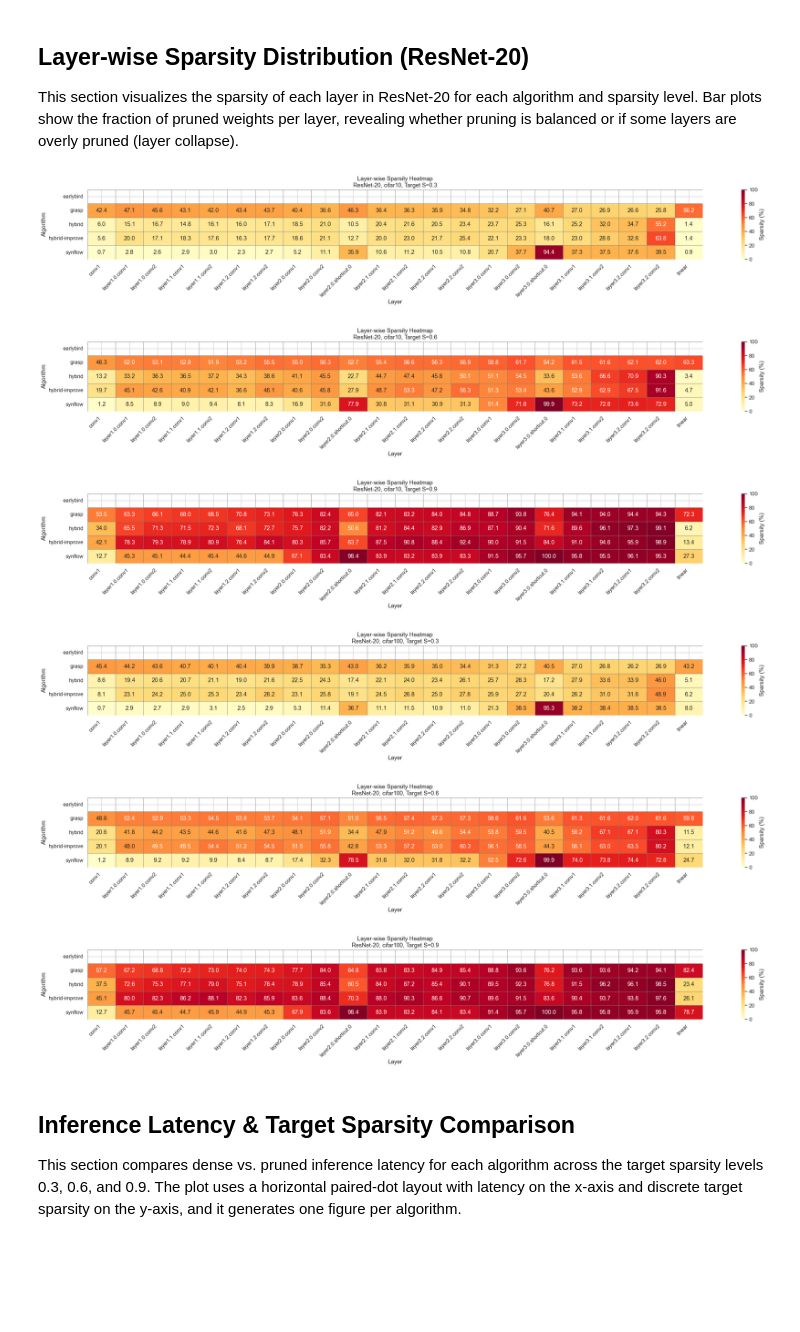
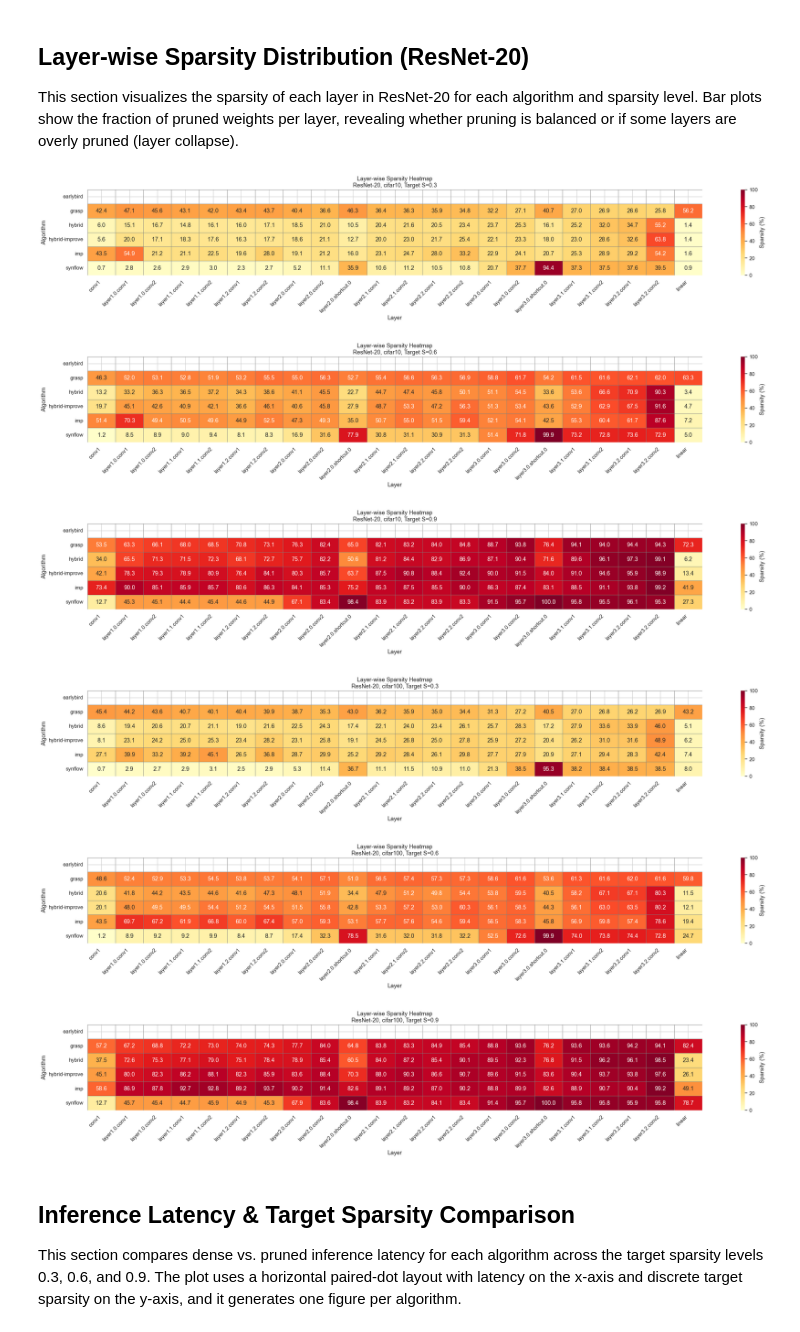
Before and after one commit to TruongQuocAnh76/lth_thesis, a Jupyter notebook: notebooks/results.ipynb, the cells around one changed output. Cells and saved outputs as stored; diff of their text form; code cells hidden in the pictures; blank space fills up the shorter version.

Commit message:
update dense, imp result

```diff
--- a/notebooks/results.ipynb
+++ b/notebooks/results.ipynb
@@ -11,13 +11,14 @@ import matplotlib.pyplot as plt
 import seaborn as sns
 from glob import glob
 
-# Define which algorithms to include (exclude GA and IMP)
+# Define which algorithms to include (now including IMP)
 ALGO_DIRS = [
     'earlybird',
     'grasp',
     'hybrid',
     'hybrid-improve',
     'synflow',
+    'imp',
 ]
 RESULTS_ROOT = '../results/'
 
@@ -28,7 +29,6 @@ SYNFLOW_RHO_TO_TARGET = {
     2.5: 0.6,
 }
 
-
 def _normalize_target_sparsity(value):
     if value is None:
         return None
@@ -37,14 +37,12 @@ def _normalize_target_sparsity(value):
     except (TypeError, ValueError):
         return None
 
-
 # Helper to extract info from a results.json file
 def extract_result_info(filepath, algo):
     with open(filepath, 'r') as f:
         data = json.load(f)
 
     algorithm = algo
-
     cfg = data.get('config', {}) if isinstance(data.get('config', {}), dict) else {}
     dataset = cfg.get('dataset') or cfg.get('dataset_name')
     arch = cfg.get('model') or cfg.get('model_name')
@@ -84,6 +82,7 @@ def extract_result_info(filepath, algo):
             target_sparsity = _normalize_target_sparsity(sparsity_match.group(1))
 
     dense_test_accuracy = final_results.get('dense_test_accuracy')
+    final_test_accuracy = final_results.get('final_test_accuracy')
 
     best_acc = final_results.get('best_test_accuracy')
     if best_acc is None:
@@ -100,10 +99,10 @@ def extract_result_info(filepath, algo):
         'target_sparsity': target_sparsity,
         'final_sparsity': final_sparsity,
         'dense_test_accuracy': dense_test_accuracy,
+        'final_test_accuracy': final_test_accuracy,
         'best_test_accuracy': best_acc,
         'file': filepath,
     }
-
 
 # Aggregate all results
 results = []
@@ -119,6 +118,7 @@ for algo in ALGO_DIRS:
 df = pd.DataFrame(results)
 df['target_sparsity'] = pd.to_numeric(df['target_sparsity'], errors='coerce')
 df['best_test_accuracy'] = pd.to_numeric(df['best_test_accuracy'], errors='coerce')
+df['final_test_accuracy'] = pd.to_numeric(df['final_test_accuracy'], errors='coerce')
 df['dense_test_accuracy'] = pd.to_numeric(df['dense_test_accuracy'], errors='coerce')
 df = df.dropna(subset=['target_sparsity', 'best_test_accuracy'])
 # Always convert target sparsity to percent (decimal to percent)
@@ -321,6 +290,7 @@ algo_markers = {
     'hybrid': 'X',
     'hybrid-improve': 's',
     'synflow': 'P',
+    'imp': '^',
 }
 
 algo_colors = {
@@ -328,6 +298,7 @@ algo_colors = {
     'hybrid': '#ff7f0e',
     'hybrid-improve': '#2ca02c',
     'synflow': '#d62728',
+    'imp': '#9467bd',
 }
 
 # ---------- plot ----------
@@ -438,6 +409,7 @@ ALGO_DIRS = globals().get("ALGO_DIRS", [
     'hybrid',
     'hybrid-improve',
     'synflow',
+    'imp',
 ])
 RESULTS_ROOT = globals().get("RESULTS_ROOT", '../results/')
 EPOCH_CAP_BY_ALGO = {
@@ -547,7 +519,7 @@ def extract_phase_segments_from_json(json_path, algo):
         ('training', 'training'),
         ('finetune_history', 'finetune_history'),
         ('search_history', 'search_history'),
-    ):
+):
         hist = _make_history_df(data.get(key), start_epoch=1)
         if hist is not None:
             hist = _cap_history_epochs(hist, algo)
@@ -758,7 +730,6 @@ for (dataset, arch), group in pd.DataFrame(histories).groupby(['dataset', 'archi
 This section visualizes the sparsity of each layer in ResNet-20 for each algorithm and sparsity level. Bar plots show the fraction of pruned weights per layer, revealing whether pruning is balanced or if some layers are overly pruned (layer collapse).
 # %%
 # --- Layer-wise Sparsity Distribution (ResNet-20, Grouped by Target Sparsity) ---
-
 import glob
 import re
 
@@ -840,6 +811,15 @@ for algo in ALGO_DIRS:
             pruning = data.get("pruning", {})
             layer_sparsities = pruning.get("layer_sparsities")
 
+        # 4) Try IMP: look for layer_sparsities in the last iteration if present
+        if layer_sparsities is None or not isinstance(layer_sparsities, dict):
+            iterations = data.get("iterations")
+            if isinstance(iterations, list) and len(iterations) > 0:
+                # Use the last iteration (highest sparsity)
+                last_iter = iterations[-1]
+                if isinstance(last_iter, dict):
+                    layer_sparsities = last_iter.get("layer_sparsities")
+
         if layer_sparsities is None or not isinstance(layer_sparsities, dict):
             continue
 
@@ -894,39 +874,39 @@ for dataset in valid_datasets:
         group = layer_sparsity_df[
             (layer_sparsity_df["dataset"] == dataset)
             & (layer_sparsity_df["target_sparsity"] == target_sparsity)
         ]
         if group.empty:
             continue
 
         pivot = group.pivot(index="algorithm", columns="layer", values="layer_sparsity")
         pivot = pivot.reindex(index=sorted(ALGO_DIRS))
 
         plt.figure(figsize=(1.2 * len(layer_name_order), 2 + 0.5 * len(pivot)))
         sns.heatmap(
             pivot,
             annot=True,
             fmt=".1f",
             cmap="YlOrRd",
             cbar_kws={"label": "Sparsity (%)"},
             linewidths=0.5,
             linecolor="gray",
             vmin=0,
             vmax=100,
         )
         plt.xlabel("Layer")
         plt.ylabel("Algorithm")
         plt.title(f"Layer-wise Sparsity Heatmap\nResNet-20, {dataset}, Target S={target_sparsity}")
         plt.xticks(rotation=45, ha="right")
         plt.yticks(rotation=0)
         plt.tight_layout()
         plt.show()
 # %% [output]
-[figure, old version]
+[figure, new version]
-[figure, old version]
+[figure, new version]
-[figure, old version]
+[figure, new version]
-[figure, old version]
+[figure, new version]
-[figure, old version]
+[figure, new version]
-[figure, old version]
+[figure, new version]
 # %% [markdown]
 ## Inference Latency & Target Sparsity Comparison
 
```
Also changed, not shown: parts of 5 cells of this notebook, 20 other files.
